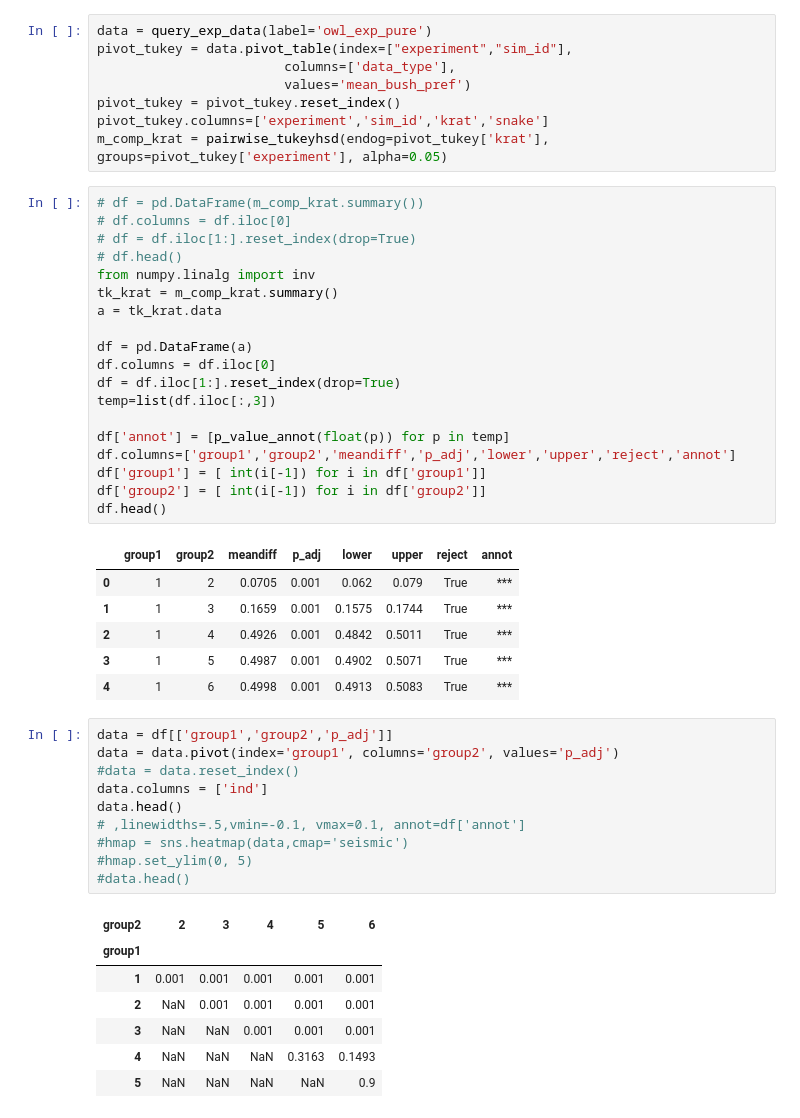
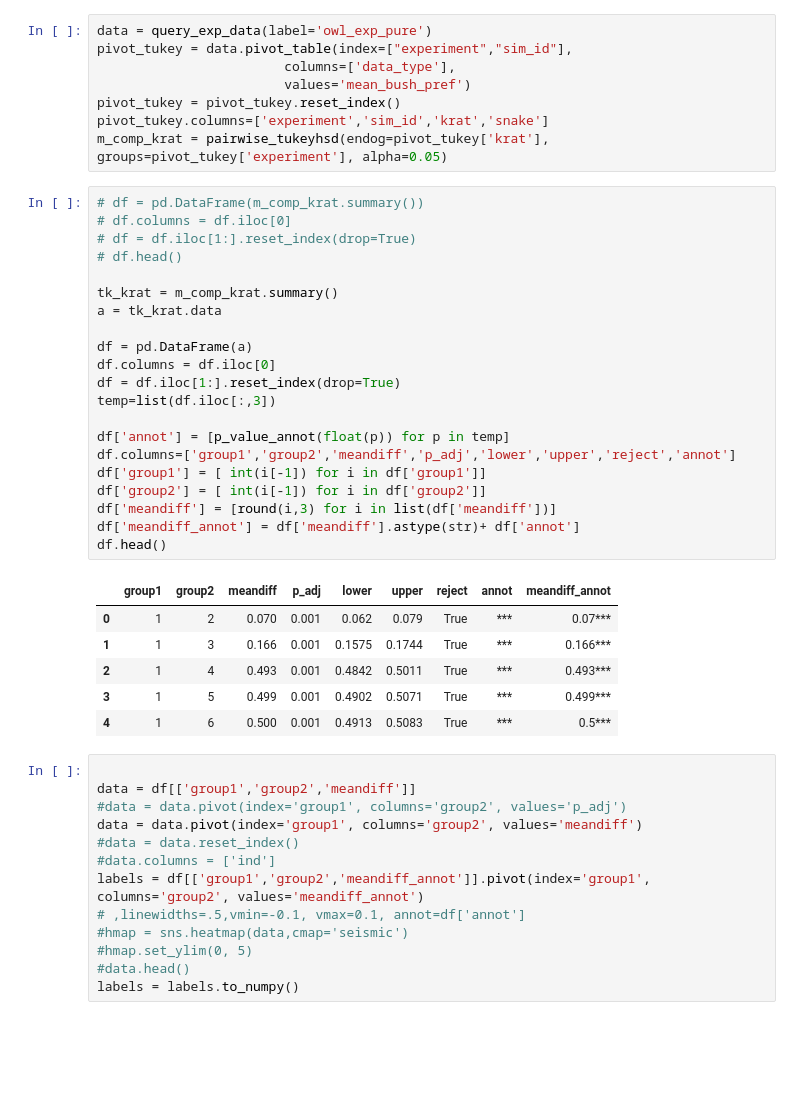
Before and after one commit to michaelremington2/uumarrty_post_sim_analysis, a Jupyter notebook: Anova_mh.ipynb, the cells around one changed output. Drawn from its saved outputs; the diff is of its cells as text; blank space fills up the shorter version.

```diff
--- a/Anova_mh.ipynb
+++ b/Anova_mh.ipynb
@@ -123,44 +130,41 @@ m_comp_krat = pairwise_tukeyhsd(endog=pivot_tukey['krat'], groups=pivot_tukey['e
 # %%
 # df = pd.DataFrame(m_comp_krat.summary())
 # df.columns = df.iloc[0]
 # df = df.iloc[1:].reset_index(drop=True)
 # df.head()
-from numpy.linalg import inv
+
 tk_krat = m_comp_krat.summary()
 a = tk_krat.data
 
 df = pd.DataFrame(a)
 df.columns = df.iloc[0]
 df = df.iloc[1:].reset_index(drop=True)
 temp=list(df.iloc[:,3])
 
 df['annot'] = [p_value_annot(float(p)) for p in temp]
 df.columns=['group1','group2','meandiff','p_adj','lower','upper','reject','annot']
 df['group1'] = [ int(i[-1]) for i in df['group1']]
 df['group2'] = [ int(i[-1]) for i in df['group2']]
+df['meandiff'] = [round(i,3) for i in list(df['meandiff'])]
+df['meandiff_annot'] = df['meandiff'].astype(str)+ df['annot']
 df.head()
 # %% [output]
-|  | group1 | group2 | meandiff | p_adj | lower | upper | reject | annot |
-| 0 | 1 | 2 | 0.0705 | 0.001 | 0.062 | 0.079 | True | *** |
-| 1 | 1 | 3 | 0.1659 | 0.001 | 0.1575 | 0.1744 | True | *** |
-| 2 | 1 | 4 | 0.4926 | 0.001 | 0.4842 | 0.5011 | True | *** |
-| 3 | 1 | 5 | 0.4987 | 0.001 | 0.4902 | 0.5071 | True | *** |
-| 4 | 1 | 6 | 0.4998 | 0.001 | 0.4913 | 0.5083 | True | *** |
+|  | group1 | group2 | meandiff | p_adj | lower | upper | reject | annot | meandiff_annot |
+| 0 | 1 | 2 | 0.070 | 0.001 | 0.062 | 0.079 | True | *** | 0.07*** |
+| 1 | 1 | 3 | 0.166 | 0.001 | 0.1575 | 0.1744 | True | *** | 0.166*** |
+| 2 | 1 | 4 | 0.493 | 0.001 | 0.4842 | 0.5011 | True | *** | 0.493*** |
+| 3 | 1 | 5 | 0.499 | 0.001 | 0.4902 | 0.5071 | True | *** | 0.499*** |
+| 4 | 1 | 6 | 0.500 | 0.001 | 0.4913 | 0.5083 | True | *** | 0.5*** |
 # %%
-data = df[['group1','group2','p_adj']]
-data = data.pivot(index='group1', columns='group2', values='p_adj')
+
+data = df[['group1','group2','meandiff']]
+#data = data.pivot(index='group1', columns='group2', values='p_adj')
+data = data.pivot(index='group1', columns='group2', values='meandiff')
 #data = data.reset_index()
-data.columns = ['ind']
-data.head()
+#data.columns = ['ind']
+labels = df[['group1','group2','meandiff_annot']].pivot(index='group1', columns='group2', values='meandiff_annot')
 # ,linewidths=.5,vmin=-0.1, vmax=0.1, annot=df['annot']
 #hmap = sns.heatmap(data,cmap='seismic')
 #hmap.set_ylim(0, 5)
 #data.head()
+labels = labels.to_numpy()
-# %% [output]
-| group2 | 2 | 3 | 4 | 5 | 6 |
-| group1 |  |  |  |  |  |
-| 1 | 0.001 | 0.001 | 0.001 | 0.001 | 0.001 |
-| 2 | NaN | 0.001 | 0.001 | 0.001 | 0.001 |
-| 3 | NaN | NaN | 0.001 | 0.001 | 0.001 |
-| 4 | NaN | NaN | NaN | 0.3163 | 0.1493 |
-| 5 | NaN | NaN | NaN | NaN | 0.9 |
```
Also changed, not shown: parts of 6 cells of this notebook.
